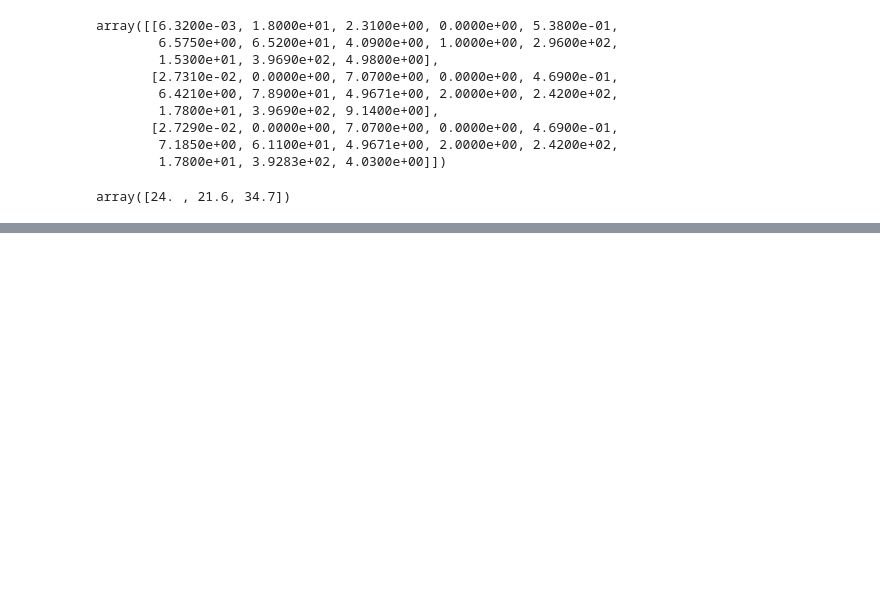
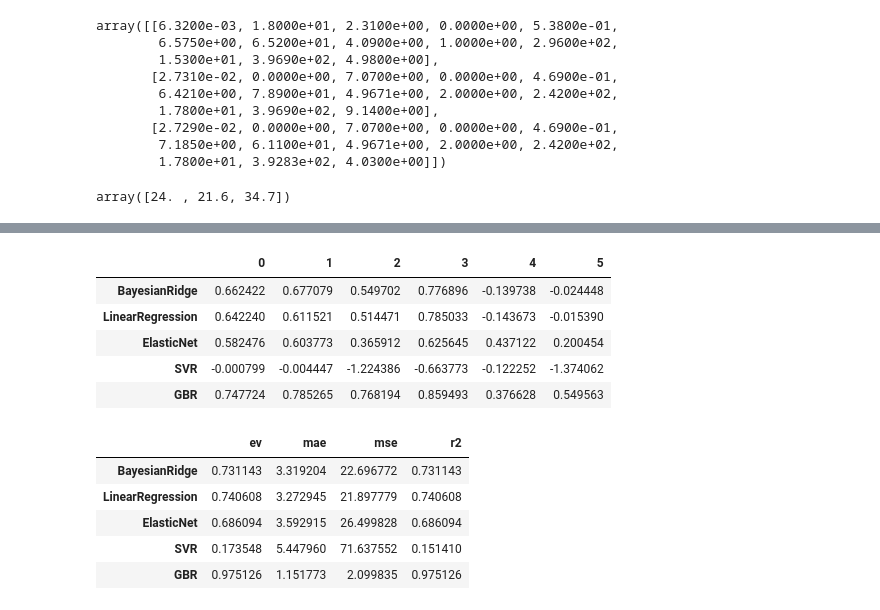
Before and after one commit to longfengpili/Data-Analysis-and-Data-Operation-with-python, a Jupyter notebook: chapter4跳过数据分析和挖掘的大坑.ipynb, the cells around one changed output, grey strips where cells are left out. Cells and saved outputs as stored; diff of their text form; code cells hidden in the pictures; blank space fills up the shorter version.

```diff
--- a/chapter4跳过数据分析和挖掘的大坑.ipynb
+++ b/chapter4跳过数据分析和挖掘的大坑.ipynb
@@ -198,0 +201,28 @@ plt.legend()
+# %%
+# 模型效果指标评估
+n_samples, n_features = X.shape  # 总样本量,总特征数
+model_metrics_name = [explained_variance_score, mean_absolute_error, mean_squared_error, r2_score]  # 回归评估指标对象集
+model_metrics_list = []  # 回归评估指标列表
+for i in range(5):  # 循环每个模型索引
+    tmp_list = []  # 每个内循环的临时结果列表
+    for m in model_metrics_name:  # 循环每个指标对象
+        tmp_score = m(y, pre_y_list[i])  # 计算每个回归指标结果
+        tmp_list.append(tmp_score)  # 将结果存入每个内循环的临时结果列表
+    model_metrics_list.append(tmp_list)  # 将结果存入回归评估指标列表
+df1 = pd.DataFrame(cv_score_list, index=model_names)  # 建立交叉检验的数据框
+df2 = pd.DataFrame(model_metrics_list, index=model_names, columns=['ev', 'mae', 'mse', 'r2'])  # 建立回归指标的数据框
+df1
+df2
+# %% [output]
+|  | 0 | 1 | 2 | 3 | 4 | 5 |
+| BayesianRidge | 0.662422 | 0.677079 | 0.549702 | 0.776896 | -0.139738 | -0.024448 |
+| LinearRegression | 0.642240 | 0.611521 | 0.514471 | 0.785033 | -0.143673 | -0.015390 |
+| ElasticNet | 0.582476 | 0.603773 | 0.365912 | 0.625645 | 0.437122 | 0.200454 |
+| SVR | -0.000799 | -0.004447 | -1.224386 | -0.663773 | -0.122252 | -1.374062 |
+| GBR | 0.747724 | 0.785265 | 0.768194 | 0.859493 | 0.376628 | 0.549563 |
+|  | ev | mae | mse | r2 |
+| BayesianRidge | 0.731143 | 3.319204 | 22.696772 | 0.731143 |
+| LinearRegression | 0.740608 | 3.272945 | 21.897779 | 0.740608 |
+| ElasticNet | 0.686094 | 3.592915 | 26.499828 | 0.686094 |
+| SVR | 0.173548 | 5.447960 | 71.637552 | 0.151410 |
+| GBR | 0.975126 | 1.151773 | 2.099835 | 0.975126 |
```
Also changed, not shown: parts of 4 cells of this notebook, 1 other file.
